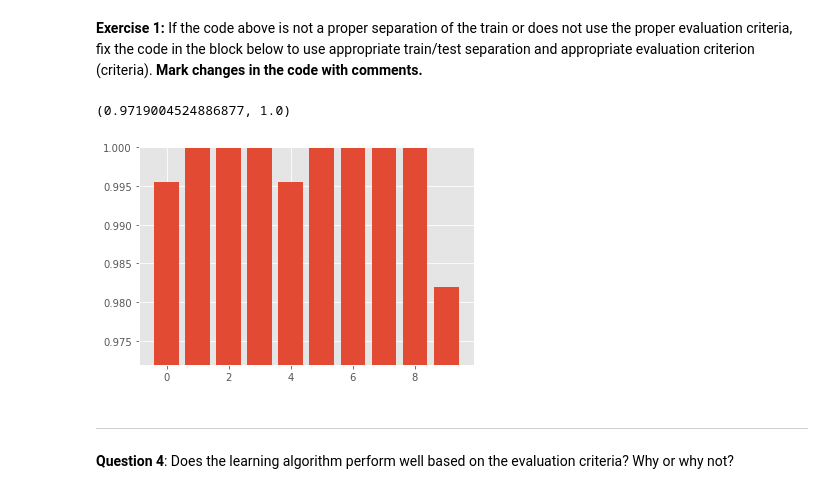
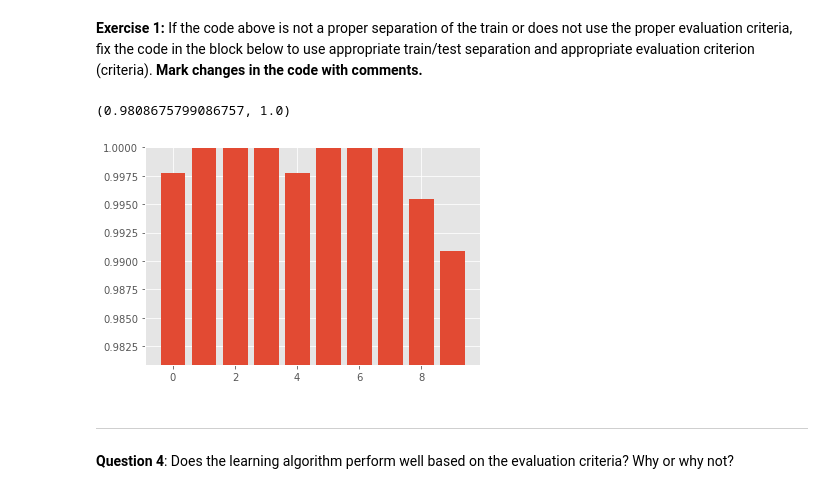
Before and after one commit to lukedemaio/MLLab04, a Jupyter notebook: ICA3_MachineLearning.ipynb, the cells around one changed output. Saved outputs shown, nothing was run; the diff lists cells and outputs as text; code cells hidden in the pictures.

```diff
--- a/ICA3_MachineLearning.ipynb
+++ b/ICA3_MachineLearning.ipynb
@@ -139,36 +139,36 @@ ___
 # %%
 from sklearn.model_selection import cross_val_score
 from sklearn.model_selection import KFold, ShuffleSplit
 from sklearn.model_selection import StratifiedKFold, StratifiedShuffleSplit
 
 from sklearn.metrics import make_scorer, accuracy_score
 from sklearn.metrics import precision_score, recall_score, f1_score
 
 from sklearn.linear_model import LogisticRegression
 # these imports above might help you
 
 #=====Write your code below here=================
 # select model
 clf = LogisticRegression()
 #select cross validation
 # I changed the cross validation technique to StratifiedKFold
 cv = StratifiedKFold(n_splits=10)
 # select evaluation criteria
 #here I changed the scoring measure to f1_score to account for both recall and precision
-my_scorer = make_scorer(recall_score)
+my_scorer = make_scorer(f1_score)
 # run model training and cross validation
 per_fold_eval_criteria = cross_val_score(estimator=clf,
                                     X=X,
                                     y=y,
                                     cv=cv,
                                     scoring=my_scorer
                                    )
 
 plt.bar(range(len(per_fold_eval_criteria)),per_fold_eval_criteria)
 plt.ylim([min(per_fold_eval_criteria)-0.01,max(per_fold_eval_criteria)])
 # %% [output]
-(0.9719004524886877, 1.0)
+(0.9808675799086757, 1.0)
-[figure, old version]
+[figure, new version]
 # %% [markdown]
 ____
 **Question 4**: Does the learning algorithm perform well based on the evaluation criteria? Why or why not?
```
Also changed, not shown: parts of 7 cells of this notebook.
